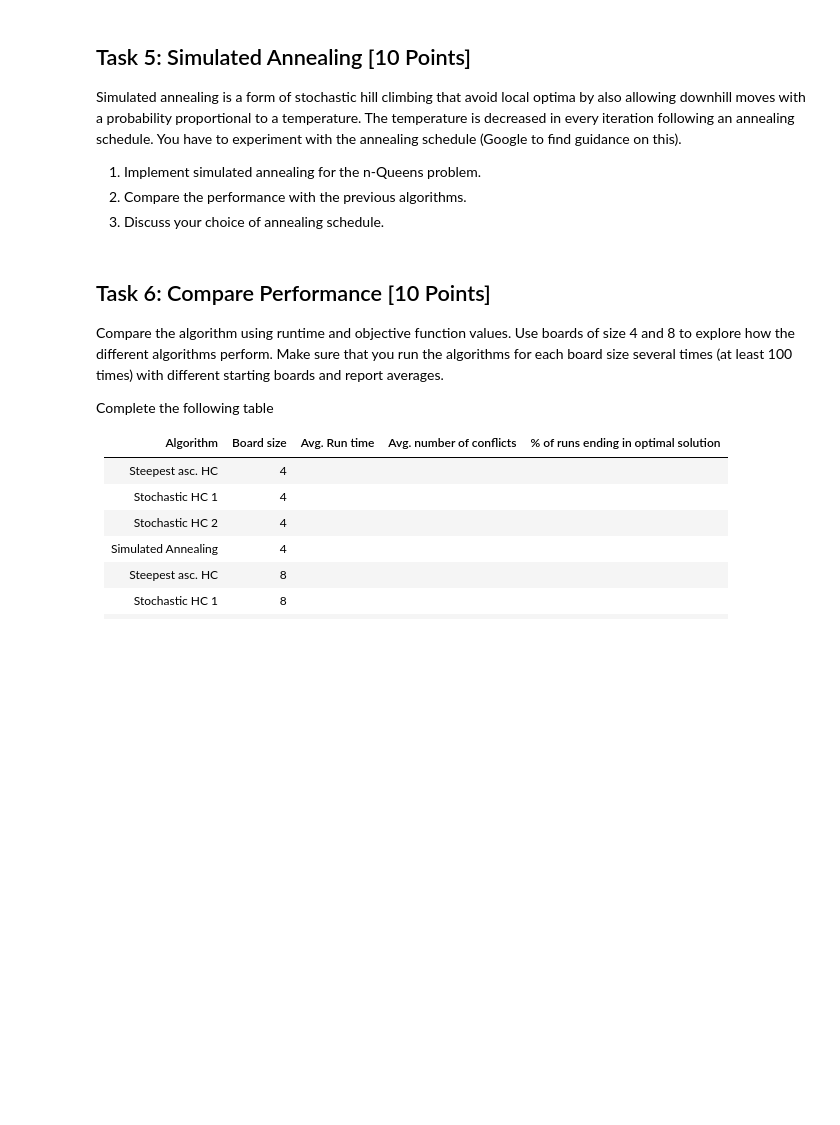
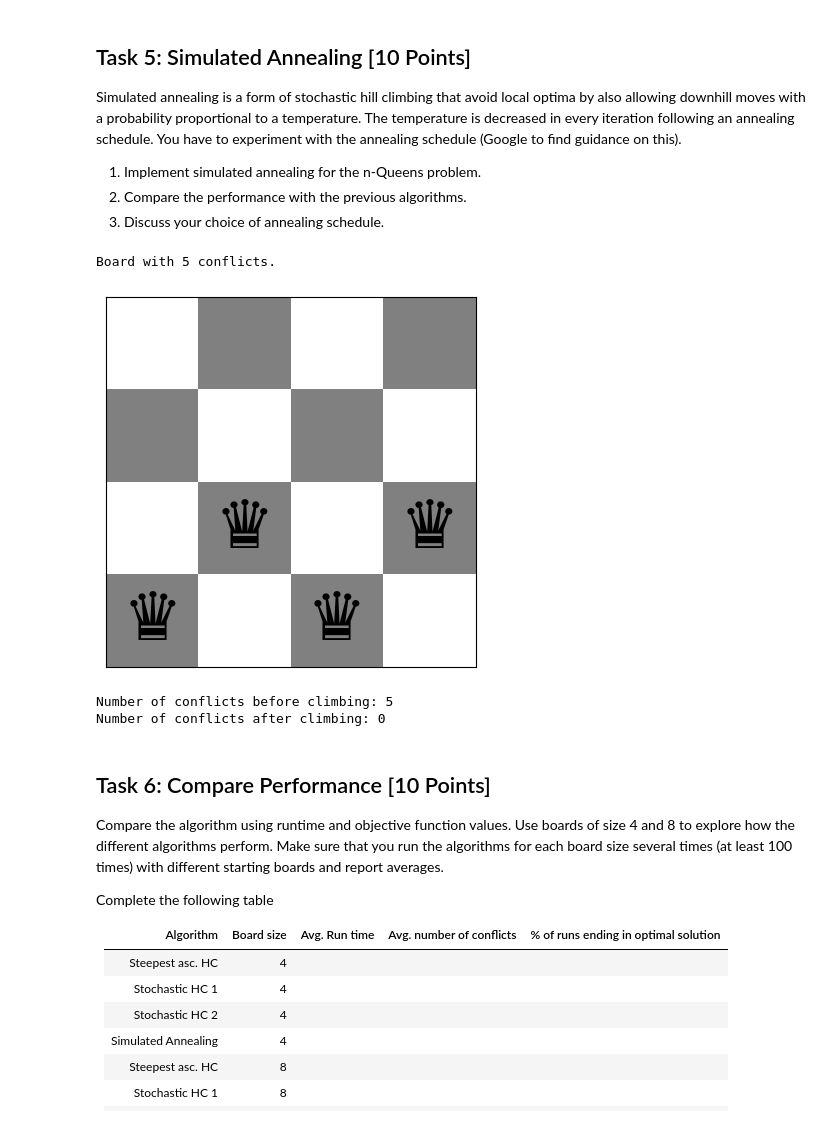
Before and after one commit to JamocaVisions/CodeCursor, a Jupyter notebook: Local_Search/n_queens.ipynb, the cells around one changed output. Drawn from its saved outputs; the diff is of its cells as text; code cells hidden in the pictures; blank space fills up the shorter version.

```diff
--- a/Local_Search/n_queens.ipynb
+++ b/Local_Search/n_queens.ipynb
@@ -302,3 +300,40 @@ Simulated annealing is a form of stochastic hill climbing that avoid local optim
+# %%
+# Code and description go here
+import math
+
+def schedule(t):
+  alpha = .82
+  return T * (alpha ** t)
+
+def simulated_annealing(board, schedule):
+  current = list(board)
+  for t in range(1,1000):
+    T = schedule(t)
+    if T == 0:
+      return current
+    next = list(current)
+    next[random.randint(0,(len(current)-1))] = random.randint(0,(len(current)-1))
+    delta_e = conflicts_jit(next) - conflicts_jit(current)
+    if delta_e < 0:
+      current = next
+    else:
+      p = math.exp(-delta_e/T)
+      if random.random() < p:
+        current = next
+  return current
+
+
+T = 10000
+board = random_board(4)
+show_board(board)
+print(f"Number of conflicts before climbing: {conflicts_jit(board)}")
+board = simulated_annealing(board,schedule)
+print(f"Number of conflicts after climbing: {conflicts_jit(board)}")
+# %% [output]
+Board with 5 conflicts.
+[figure, added]
+Number of conflicts before climbing: 5
+Number of conflicts after climbing: 0
 # %% [markdown]
 ## Task 6: Compare Performance [10 Points]
 
```
Also changed, not shown: parts of 4 cells of this notebook.
